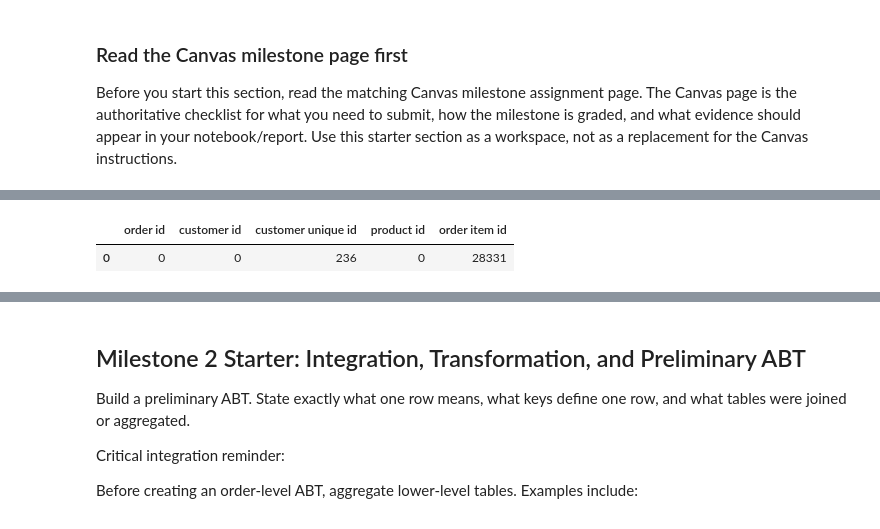
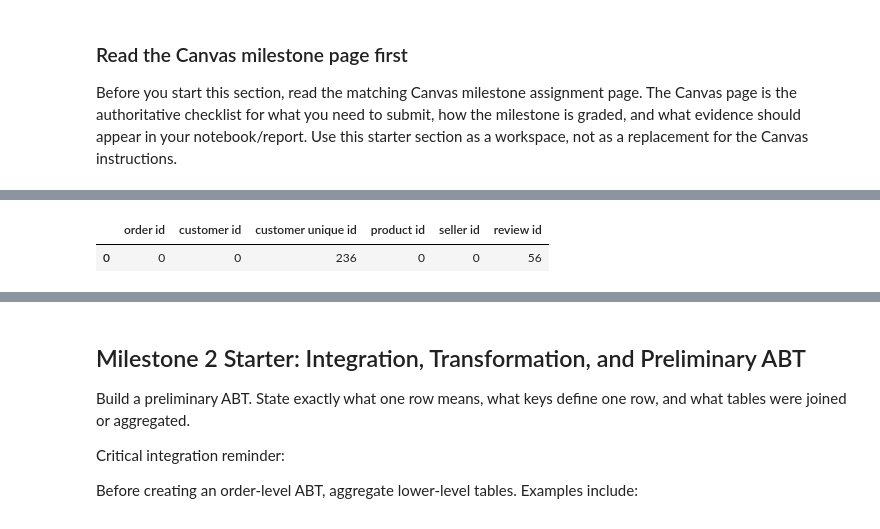
Before and after one commit to acruz-utsa/ban6003-project-option-2-olist-aliciacruz, a Jupyter notebook: notebooks/olist_project_starter.ipynb, the cells around one changed output, grey strips where cells are left out. Saved outputs shown, nothing was run; the diff lists cells and outputs as text; code cells hidden in the pictures.

```diff
--- a/notebooks/olist_project_starter.ipynb
+++ b/notebooks/olist_project_starter.ipynb
@@ -228,21 +232,20 @@ The outcome variable for this analysis will be review_score
 # %%
-# Check for duplicate keys.
+# Check for duplicate keys. Observations:
+# I am noting that there are duplicate customer_unique_id values but I do not anticipate this causing any issues with the analysis.
+# There are no duplicate customer_id values, which is the unique key for the customers table.
+# More concerning is the presence of duplicate review_id values, but no duplicate rows in the reviews table. This requires investigation.
 
 duplicate_keys = []
 duplicate_keys.append({
 'order id' : orders["order_id"].duplicated().sum(),
 'customer id' : customers["customer_id"].duplicated().sum(),
 'customer unique id' : customers["customer_unique_id"].duplicated().sum(),
 'product id' : products["product_id"].duplicated().sum(),
 'seller id' : sellers["seller_id"].duplicated().sum(),
-'review id' : reviews["review_id"].duplicated().sum(),
+'review id' : reviews["review_id"].duplicated().sum()
 })
 
 pd.DataFrame(duplicate_keys)
-
-#print(orders["order_id"].duplicated().sum())
-#print(customers["customer_id"].duplicated().sum())
-#print(customers["customer_unique_id"].duplicated().sum())
 # %% [output]
-|  | order id | customer id | customer unique id | product id | order item id |
-| 0 | 0 | 0 | 236 | 0 | 28331 |
+|  | order id | customer id | customer unique id | product id | seller id | review id |
+| 0 | 0 | 0 | 236 | 0 | 0 | 56 |
```
Also changed, not shown: parts of 9 cells of this notebook.
